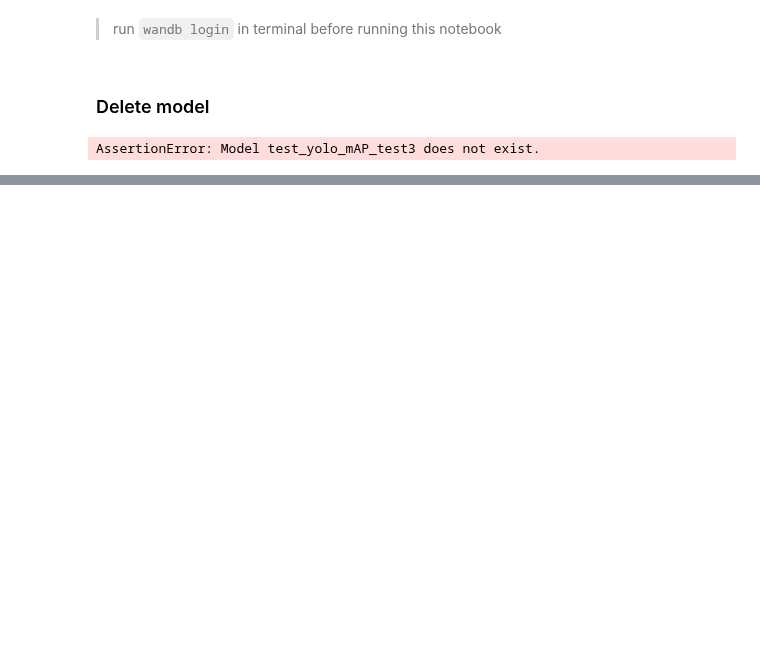
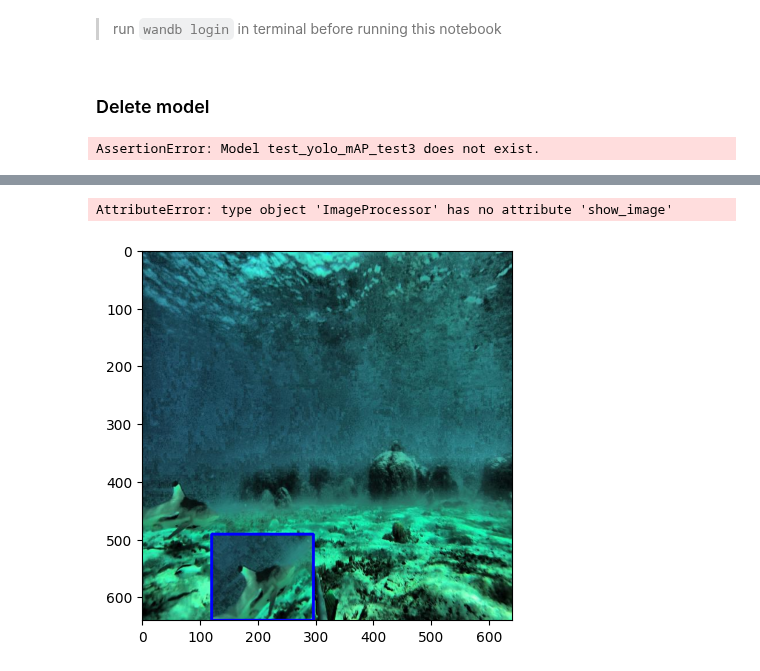
Before and after one commit to filippovarini/SharkTrack-Dev, a Jupyter notebook: model_development/experiment_utils.ipynb, the cells around one changed output, grey strips where cells are left out. Drawn from its saved outputs; the diff is of its cells as text; code cells hidden in the pictures; blank space fills up the shorter version.

```diff
--- a/model_development/experiment_utils.ipynb
+++ b/model_development/experiment_utils.ipynb
@@ -27,0 +60,18 @@ AssertionError: Model test_yolo_mAP_test3 does not exist.
+# %%
+import matplotlib.pyplot as plt
+from data.image_processor import ImageProcessor
+import cv2
+anno = dataset[1]
+image = anno["image"]
+bboxes = anno["bboxes"]
+img = ImageProcessor.draw_rect(image, bboxes)
+ImageProcessor.show_image(img)
+# %% [output]
+AttributeError: type object 'ImageProcessor' has no attribute 'show_image'
+# %%
+
+img_rgb = cv2.cvtColor(img, cv2.COLOR_BGR2RGB)
+plt.imshow(img_rgb)
+plt.show()
+# %% [output]
+[figure, added]
```
Also changed, not shown: parts of 5 cells of this notebook, 6 other files.
